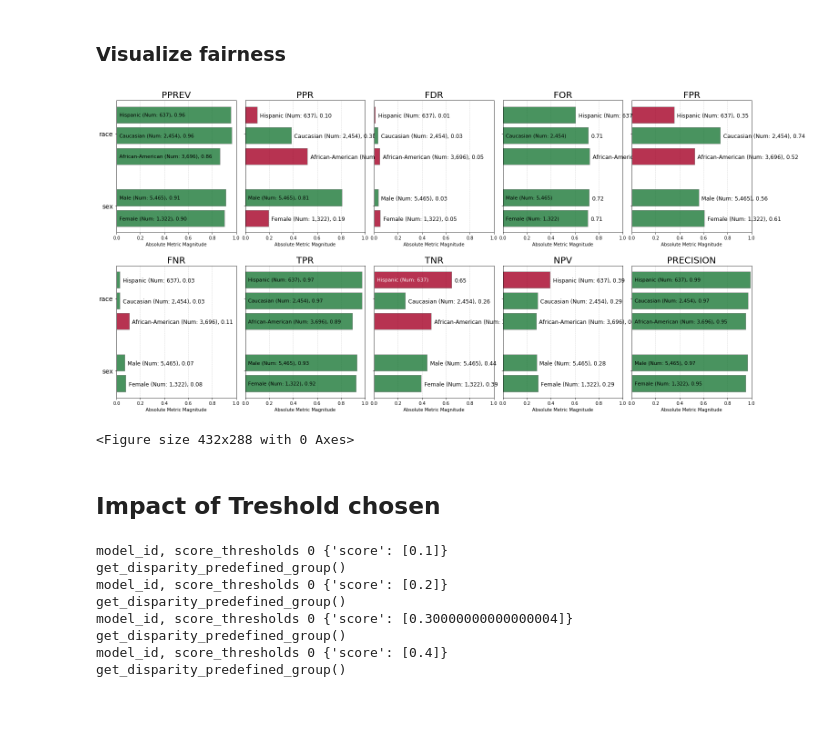
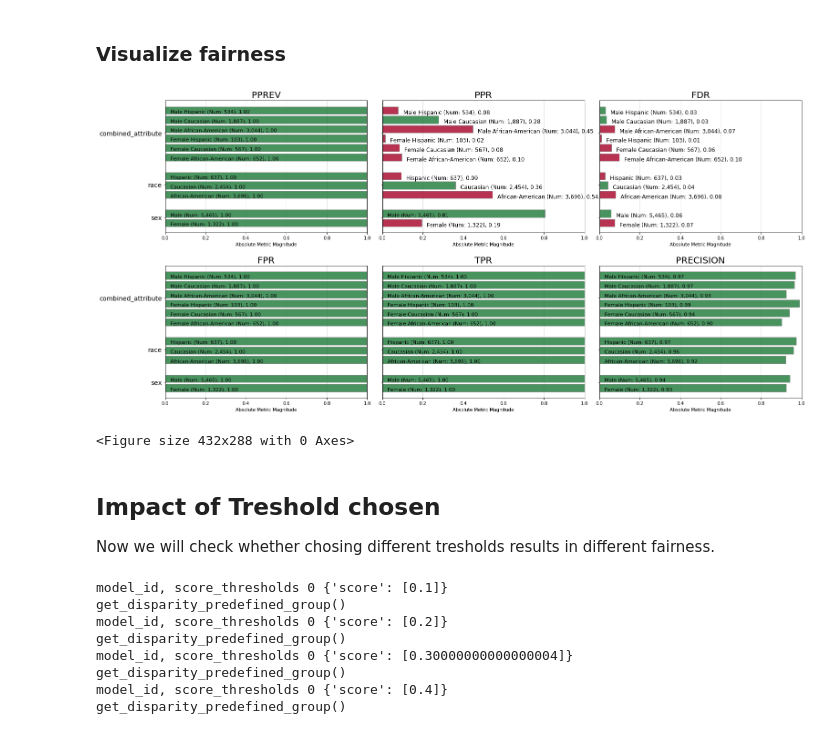
Before and after one commit to namsor/namsor-compass, a Jupyter notebook: 05_Data_Analysis_01_Fairness_Analysis_of_Gender_Endpoint.ipynb, the cells around one changed output. Cells and saved outputs as stored; diff of their text form; code cells hidden in the pictures; blank space fills up the shorter version.

```diff
--- a/05_Data_Analysis_01_Fairness_Analysis_of_Gender_Endpoint.ipynb
+++ b/05_Data_Analysis_01_Fairness_Analysis_of_Gender_Endpoint.ipynb
@@ -68,6 +69,6 @@ df.head()
 # %%
-t = 0.2
+t = df[["score"]].max()[0]
 g = Group()
-xtab, _ = g.get_crosstabs(df, attr_cols=["sex", "race"], score_thresholds= {'score': [t]})
+xtab, _ = g.get_crosstabs(df, attr_cols=["sex", "race", "combined_attribute"], score_thresholds= {'score': [t]})
 absolute_metrics = g.list_absolute_metrics(xtab)
 # %% [output]
@@ -112,0 +126,7 @@ get_disparity_predefined_group()
+# %%
+bdf = b.get_disparity_predefined_groups(xtab, original_df=df,
+                                        ref_groups_dict={'sex':'Male', 'race':'Caucasian', 'combined_attribute':'Male Caucasian'})
+
+bdf_overview = bdf[["attribute_name", "attribute_value", "ppr_disparity", "tpr_disparity", "fpr_disparity", "precision_disparity", "pprev_disparity", "fdr_disparity"]]
+
+bdf_overview.style.applymap(_color_red_or_green_or_orange)
@@ -144,7 +212,7 @@ gof
 ### Visualize fairness
 # %%
 aqp = Plot()
-fg = aqp.plot_fairness_group_all(fdf, ncols=5, metrics = "all")
+fg = aqp.plot_fairness_group_all(fdf, ncols=3, metrics = ["pprev", "ppr", "fdr", "fpr", "tpr", "precision"])
 # %% [output]
-[figure, old version]
+[figure, new version]
 <Figure size 432x288 with 0 Axes>
@@ -151,5 +221,6 @@ fg = aqp.plot_fairness_group_all(fdf, ncols=5, metrics = "all")
 # %% [markdown]
 ## Impact of Treshold chosen
+Now we will check whether chosing different tresholds results in different fairness.
 # %%
 from numpy import arange
 
```
Also changed, not shown: parts of 30 cells of this notebook, 21 other files.
